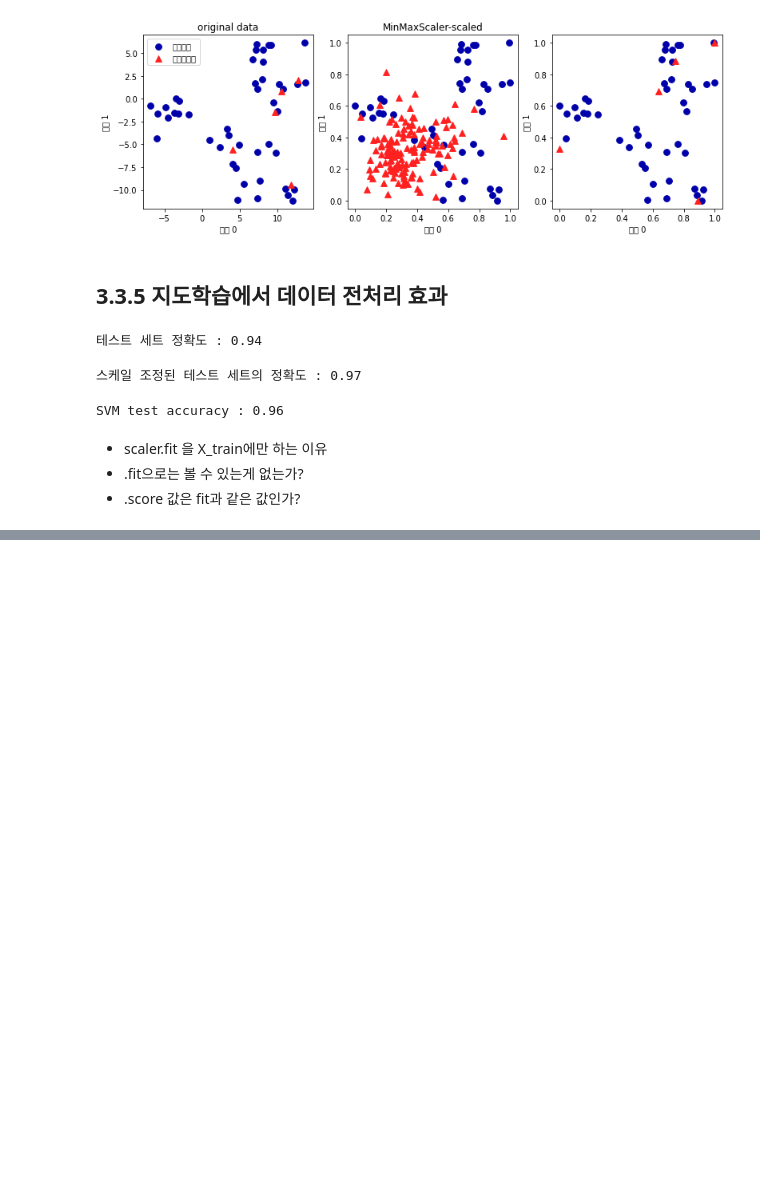
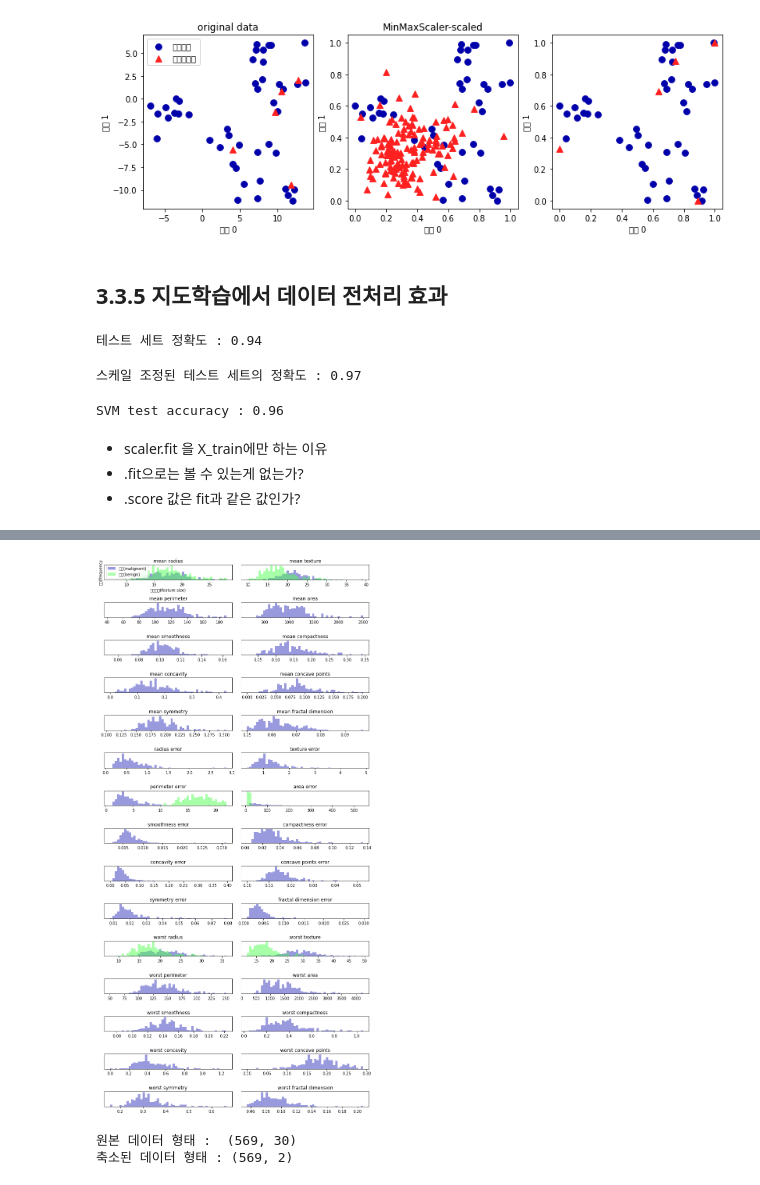
Before and after one commit to brandnewmin/brandnewm, a Jupyter notebook: 3장비지도학습과데이터전처리.ipynb, the cells around one changed output, grey strips where cells are left out. Saved outputs shown, nothing was run; the diff lists cells and outputs as text; code cells hidden in the pictures; blank space fills up the shorter version.

```diff
--- a/3장비지도학습과데이터전처리.ipynb
+++ b/3장비지도학습과데이터전처리.ipynb
@@ -366,0 +419,24 @@ SVM test accuracy : 0.96
+# %%
+fig, axes = plt.subplots(15,2, figsize = (10,20))
+malignant = cancer.data[cancer.target == 0] #cancer.data != cancer.target (조건에 맞는(.target == 0) feature값
+benign = cancer.data[cancer.target == 1]
+
+ax = axes.ravel()
+for i in range(30):
+  _, bins = np.histogram(cancer.data[:, i], bins = 50) #[:, i] : 모든 행과 0번부터 30번까지 열(feature)
+  ax[i].hist(malignant[:,i], bins = bins, color = mglearn.cm3(0), alpha = .4) #bin : 히스토그램의 특정 간격을 지칭
+  ax[i].hist(benign[:,1], bins = bins, color = mglearn.cm3(2), alpha = .5)
+  ax[i].set_title(cancer.feature_names[i])
+  ax[i].set_yticks(())
+ax[0].set_xlabel("특성크기(feature size)")
+ax[0].set_ylabel("빈도(frequency")
+ax[0].legend(['악성(malignant)','양성(benign)'], loc = 'best')
+fig.tight_layout()
+
+#특성[i]들이 클래스별로(양성/악성)별로 어떻게 분포되었는지 확인
+#어떤 특성이 양성/악성 샘플을 구분하는데 더 좋은지 가늠해볼 수 있다
+#악성과 양성을 구분할 건데, smoothness error는 악성/양성이 겹쳐서 둘을 구분하는데 좋지 않음
+#악성과 양성을 구분하기 위해서는 두 클래스 간에 데이터가 겹치지 않는게 좋음. 그렇다면 히스토그램 간에 겹치지 않는 wort concave points를 택하는게 좋다
+#특성 간 상호작용이나 상호작용이 클래스와 어떻게 연관이 있는지 구체적으로 알려줄 수 없음 -> pca를 사용해 상호작용을 찾아낼 수 있다
+# %% [output]
+[figure, added]
@@ -366,0 +452,11 @@ SVM test accuracy : 0.96
+# %%
+from sklearn.decomposition import PCA
+pca = PCA(n_components = 2) #처음 두 개의 주성분만 유지. 여기때문에 X_pca.shape가 줄어든듯?
+pca.fit(X_scaled)
+
+X_pca = pca.transform(X_scaled)
+print("원본 데이터 형태 : ",str(X_scaled.shape))
+print("축소된 데이터 형태 :", str(X_pca.shape))
+# %% [output]
+원본 데이터 형태 :  (569, 30)
+축소된 데이터 형태 : (569, 2)
```
Also changed, not shown: parts of 16 cells of this notebook.
